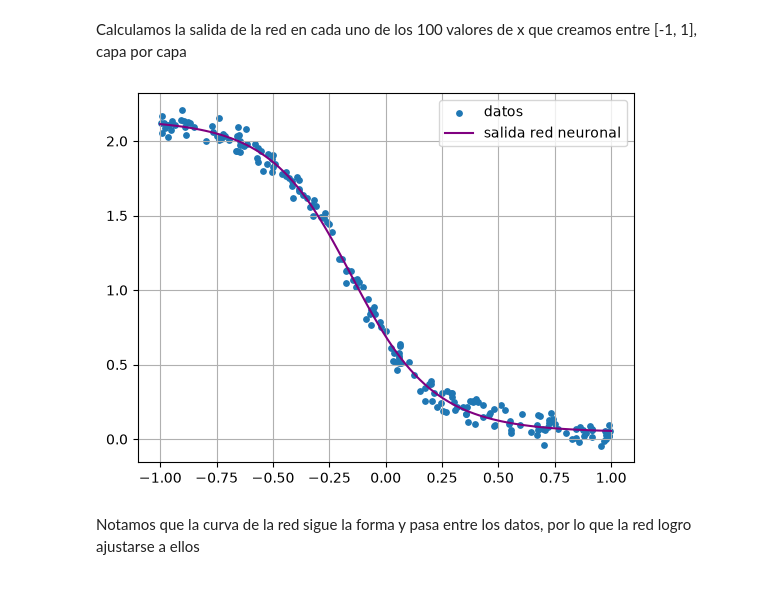
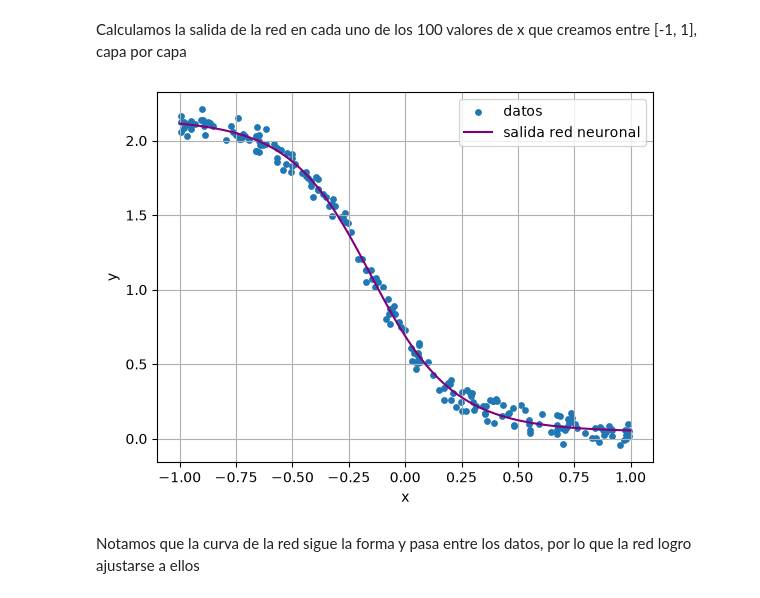
Before and after one commit to Sofiiahh/tarea-calculo-ds, a Jupyter notebook: Pregunta-2/P2-desarrollo.ipynb, the cells around one changed output. Saved outputs shown, nothing was run; the diff lists cells and outputs as text; code cells hidden in the pictures.

```diff
--- a/Pregunta-2/P2-desarrollo.ipynb
+++ b/Pregunta-2/P2-desarrollo.ipynb
@@ -17,7 +26,6 @@ sigma2 = 1 /(1 + np.exp(-(t - h)))
 derivada = (sigma1 - sigma2) /(2*h)
 sigma = 1 /(1 + np.exp(-t))
 formula = sigma * (1 - sigma)
-
-print("derivada:", derivada)
-print("formula:", formula)
+for i in range(len(derivada)):
+    print("derivada:", derivada[i], "formula:", formula[i])
 # %% [output]
@@ -34,9 +54,9 @@ La derivada y la fórmula son iguales en todos los puntos, entonces se satisface
 # %% [markdown]
 Para el máximo derivamos otra vez y vemos su signo
 # %%
-derivada1 = sigma1 * (1 - sigma1)
+derivada1 = sigma1 * (1 - sigma1) # metodo probado
 derivada2 = sigma2 * (1 - sigma2)
 segunda = (derivada1 - derivada2) / (2*h)
-print("t:", np.round(t, 4))
-print("segunda derivada:", np.round(segunda, 6))
+for i in range(len(segunda)):
+    print("t:", np.round(t[i], 4), "segunda derivada:", np.round(segunda[i], 6))
 # %% [output]
@@ -328,19 +361,21 @@ Calculamos la salida de la red en cada uno de los 100 valores de x que creamos e
 # %%
 xcurva = np.linspace(-1, 1, 100)
 z1 = a1*xcurva + b1
 h1 = 1 / (1 + np.exp(-z1))
 z2 = a2*h1 + b2
 h2 = 1 / (1 + np.exp(-z2))
 ycurva = c + v*h2 #salida
 
 plt.figure()
 plt.scatter(x, y, s=15, label="datos") # columnas csv
 plt.plot(xcurva, ycurva, color="purple", label="salida red neuronal")
+plt.xlabel("x")
+plt.ylabel("y")
 plt.legend()
 plt.grid(True)
 plt.show()
 # %% [output]
-[figure, old version]
+[figure, new version]
 # %% [markdown]
 Notamos que la curva de la red sigue la forma y pasa entre los datos, por lo que la red logro ajustarse a ellos
 # %% [markdown]
```
Also changed, not shown: parts of 36 cells of this notebook.
